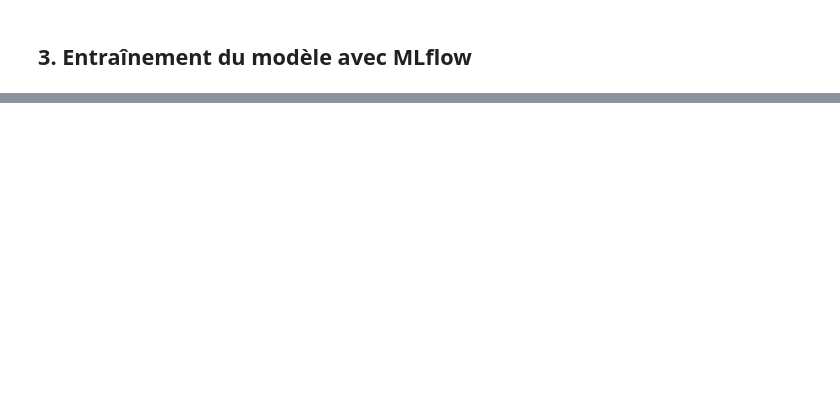
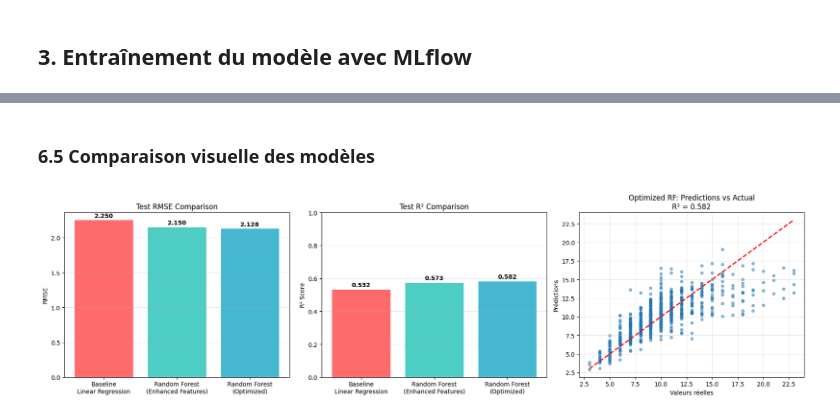
Before and after one commit to louis-leibo/xhec-mlops-2025-project, a Jupyter notebook: notebooks/modelling.ipynb, the cells around one changed output, grey strips where cells are left out. Drawn from its saved outputs; the diff is of its cells as text; code cells hidden in the pictures; blank space fills up the shorter version.

Commit message:
feat: amélioration du modèle avec feature engineering et Random Forest

```diff
--- a/notebooks/modelling.ipynb
+++ b/notebooks/modelling.ipynb
@@ -99,0 +411,39 @@ with mlflow.start_run(run_name="linear_regression_baseline"):
+# %% [markdown]
+### 6.5 Comparaison visuelle des modèles
+# %%
+# Comparison plot
+fig, axes = plt.subplots(1, 3, figsize=(18, 5))
+
+models = ['Baseline\nLinear Regression', 'Random Forest\n(Enhanced Features)', 'Random Forest\n(Optimized)']
+rmse_values = [test_rmse, test_rmse_rf, test_rmse_opt]
+r2_values = [test_r2, test_r2_rf, test_r2_opt]
+
+# RMSE comparison
+axes[0].bar(models, rmse_values, color=['#FF6B6B', '#4ECDC4', '#45B7D1'])
+axes[0].set_ylabel('RMSE')
+axes[0].set_title('Test RMSE Comparison')
+axes[0].grid(axis='y', alpha=0.3)
+for i, v in enumerate(rmse_values):
+    axes[0].text(i, v + 0.02, f'{v:.3f}', ha='center', va='bottom', fontweight='bold')
+
+# R² comparison
+axes[1].bar(models, r2_values, color=['#FF6B6B', '#4ECDC4', '#45B7D1'])
+axes[1].set_ylabel('R² Score')
+axes[1].set_title('Test R² Comparison')
+axes[1].set_ylim([0, 1])
+axes[1].grid(axis='y', alpha=0.3)
+for i, v in enumerate(r2_values):
+    axes[1].text(i, v + 0.01, f'{v:.3f}', ha='center', va='bottom', fontweight='bold')
+
+# Predictions vs Actual (Optimized model)
+axes[2].scatter(y_test_enh, y_pred_test_opt, alpha=0.5, s=20)
+axes[2].plot([y_test_enh.min(), y_test_enh.max()], [y_test_enh.min(), y_test_enh.max()], 'r--', lw=2)
+axes[2].set_xlabel('Valeurs réelles')
+axes[2].set_ylabel('Prédictions')
+axes[2].set_title(f'Optimized RF: Predictions vs Actual\nR² = {test_r2_opt:.3f}')
+axes[2].grid(alpha=0.3)
+
+plt.tight_layout()
+plt.show()
+# %% [output]
+[figure, added]
```
Also changed, not shown: parts of 16 cells of this notebook.
